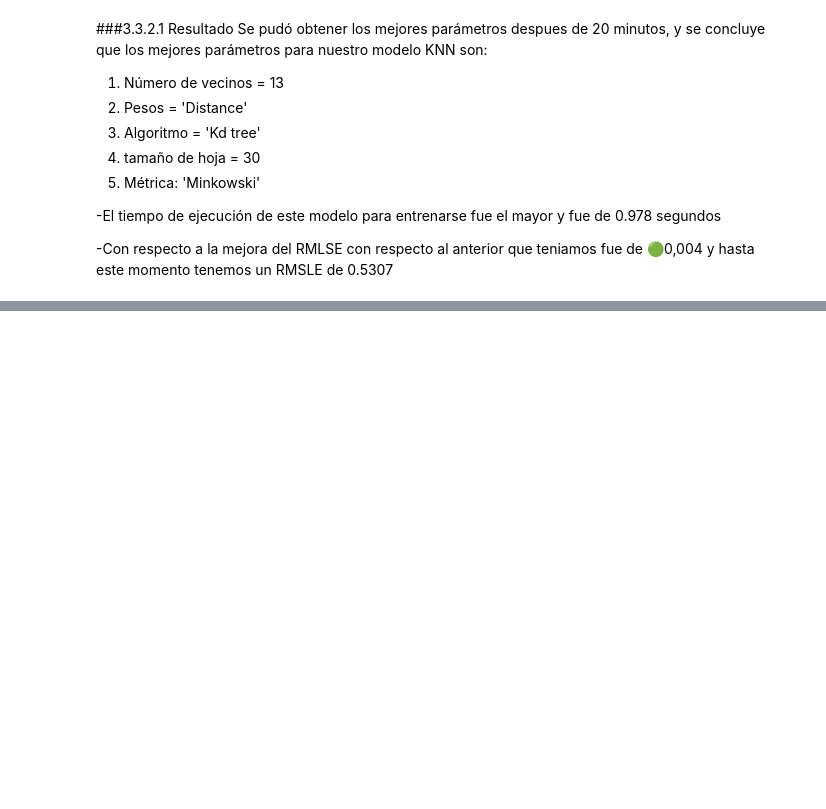
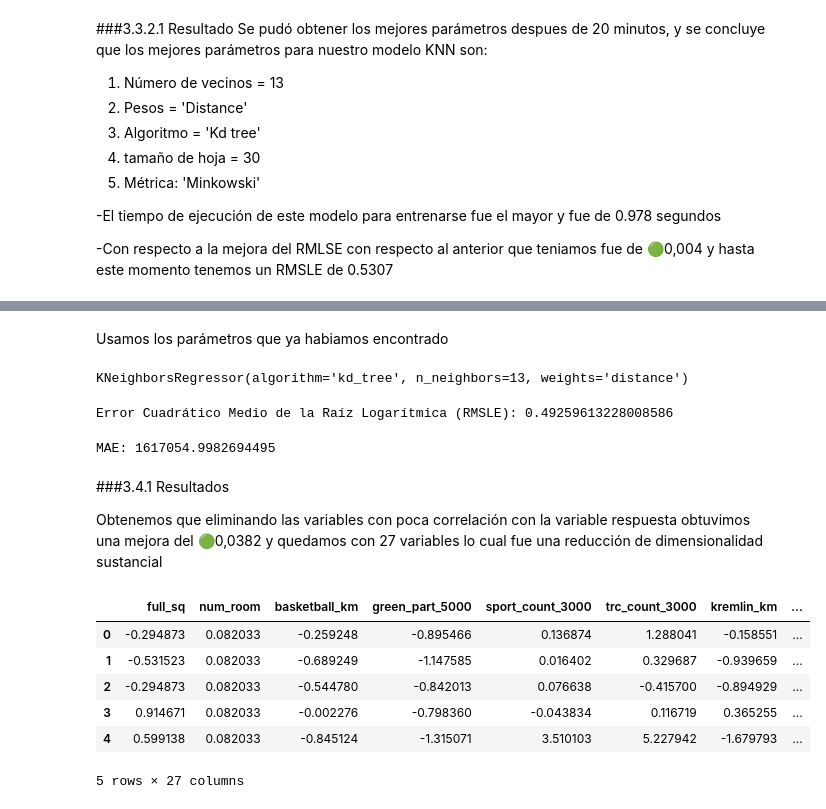
Before and after one commit to jadercaro/Mercado-inmobiliario-ruso-de-Sberbank, a Jupyter notebook: 03_Modelo_KNN.ipynb, the cells around one changed output, grey strips where cells are left out. Cells and saved outputs as stored; diff of their text form; code cells hidden in the pictures; blank space fills up the shorter version.

Commit message:
Eliminacion de poca correlación

```diff
--- a/03_Modelo_KNN.ipynb
+++ b/03_Modelo_KNN.ipynb
@@ -342,0 +328,5 @@ pca.fit()
+# %%
+correlation_matrix = dataset.corr()
+selected_variables = deleted_corr_var_indep(dataset)
+# %%
+eliminated=correlation_matrix[((correlation_matrix['price_doc']>0)&(correlation_matrix['price_doc']<0.25))|((correlation_matrix['price_doc']<=0)&(correlation_matrix['price_doc']>-0.1))]['price_doc'].index
@@ -342,0 +346,3 @@ pca.fit()
+# %%
+missing_columns = [col for col in eliminated if col in selected_variables.columns]
+selected_variables=selected_variables.drop(columns=missing_columns)
@@ -342,0 +351,7 @@ pca.fit()
+# %%
+scaler = StandardScaler()
+for col in selected_variables.drop(columns=['price_doc']).columns:
+  column_to_normalize = selected_variables[col]
+  column_to_normalize = column_to_normalize.values.reshape(-1, 1)
+  normalized_column = scaler.fit_transform(column_to_normalize)
+  selected_variables[col] = normalized_column
@@ -342,0 +362,32 @@ pca.fit()
+# %% [markdown]
+Usamos los parámetros que ya habiamos encontrado
+# %%
+knn_ = KNeighborsRegressor(n_neighbors=13,weights='distance',algorithm='kd_tree',leaf_size=30,metric='minkowski')
+knn_.fit(X_train, y_train)
+# %% [output]
+KNeighborsRegressor(algorithm='kd_tree', n_neighbors=13, weights='distance')
+# %%
+y_pred = knn_.predict(X_val)
+rmsle = sqrt(mean_squared_log_error(y_val, y_pred))
+print(f'Error Cuadrático Medio de la Raíz Logarítmica (RMSLE): {rmsle}')
+# %% [output]
+Error Cuadrático Medio de la Raíz Logarítmica (RMSLE): 0.49259613228008586
+# %%
+mae = mean_absolute_error(y_val, y_pred)
+print("MAE:", mae)
+# %% [output]
+MAE: 1617054.9982694495
+# %% [markdown]
+###3.4.1 Resultados
+
+Obtenemos que eliminando las variables con poca correlación con la variable respuesta obtuvimos una mejora del 🟢0,0382 y quedamos con 27 variables lo cual fue una reducción de dimensionalidad sustancial
+# %%
+selected_variables.head(5)
+# %% [output]
+|  | full_sq | num_room | basketball_km | green_part_5000 | sport_count_3000 | trc_count_3000 | kremlin_km | ... |
+| 0 | -0.294873 | 0.082033 | -0.259248 | -0.895466 | 0.136874 | 1.288041 | -0.158551 | ... |
+| 1 | -0.531523 | 0.082033 | -0.689249 | -1.147585 | 0.016402 | 0.329687 | -0.939659 | ... |
+| 2 | -0.294873 | 0.082033 | -0.544780 | -0.842013 | 0.076638 | -0.415700 | -0.894929 | ... |
+| 3 | 0.914671 | 0.082033 | -0.002276 | -0.798360 | -0.043834 | 0.116719 | 0.365255 | ... |
+| 4 | 0.599138 | 0.082033 | -0.845124 | -1.315071 | 3.510103 | 5.227942 | -1.679793 | ... |
+5 rows × 27 columns
```
Also changed, not shown: parts of 19 cells of this notebook.
